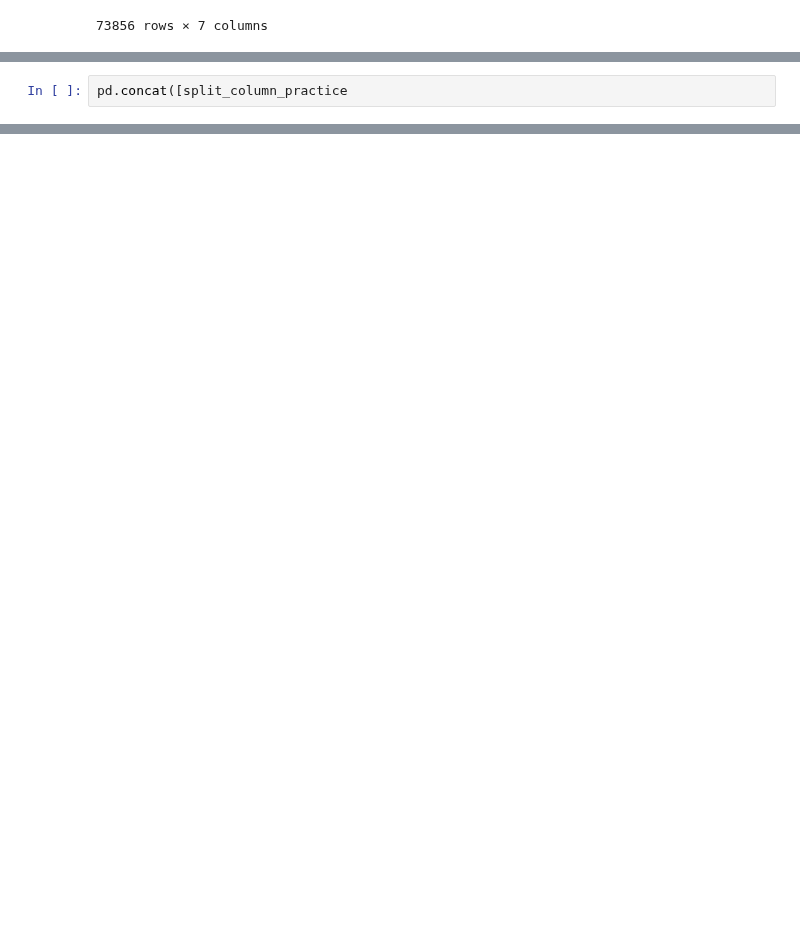
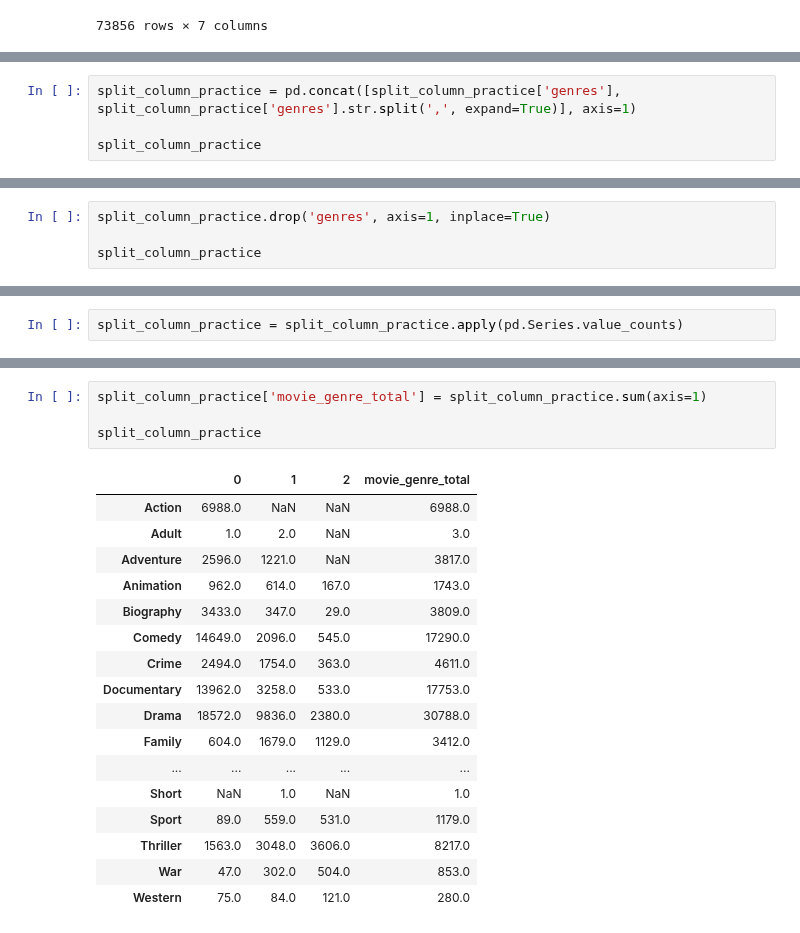
Before and after one commit to epradojr/Microsoft-Movie-Studio-Business-Proposition, a Jupyter notebook: imdb_tables.ipynb, the cells around one changed output, grey strips where cells are left out. Drawn from its saved outputs; the diff is of its cells as text; blank space fills up the shorter version.

```diff
--- a/imdb_tables.ipynb
+++ b/imdb_tables.ipynb
@@ -129,2 +132,4 @@ split_column_practice
 # %%
-pd.concat([split_column_practice
+split_column_practice = pd.concat([split_column_practice['genres'], split_column_practice['genres'].str.split(',', expand=True)], axis=1)
+
+split_column_practice
@@ -130,0 +151,4 @@ pd.concat([split_column_practice
+# %%
+split_column_practice.drop('genres', axis=1, inplace=True)
+
+split_column_practice
@@ -130,0 +170,2 @@ pd.concat([split_column_practice
+# %%
+split_column_practice = split_column_practice.apply(pd.Series.value_counts)
@@ -130,0 +192,22 @@ pd.concat([split_column_practice
+# %%
+split_column_practice['movie_genre_total'] = split_column_practice.sum(axis=1)
+
+split_column_practice
+# %% [output]
+|  | 0 | 1 | 2 | movie_genre_total |
+| Action | 6988.0 | NaN | NaN | 6988.0 |
+| Adult | 1.0 | 2.0 | NaN | 3.0 |
+| Adventure | 2596.0 | 1221.0 | NaN | 3817.0 |
+| Animation | 962.0 | 614.0 | 167.0 | 1743.0 |
+| Biography | 3433.0 | 347.0 | 29.0 | 3809.0 |
+| Comedy | 14649.0 | 2096.0 | 545.0 | 17290.0 |
+| Crime | 2494.0 | 1754.0 | 363.0 | 4611.0 |
+| Documentary | 13962.0 | 3258.0 | 533.0 | 17753.0 |
+| Drama | 18572.0 | 9836.0 | 2380.0 | 30788.0 |
+| Family | 604.0 | 1679.0 | 1129.0 | 3412.0 |
+| ... | ... | ... | ... | ... |
+| Short | NaN | 1.0 | NaN | 1.0 |
+| Sport | 89.0 | 559.0 | 531.0 | 1179.0 |
+| Thriller | 1563.0 | 3048.0 | 3606.0 | 8217.0 |
+| War | 47.0 | 302.0 | 504.0 | 853.0 |
+| Western | 75.0 | 84.0 | 121.0 | 280.0 |
```
Also changed, not shown: parts of 12 cells of this notebook.
